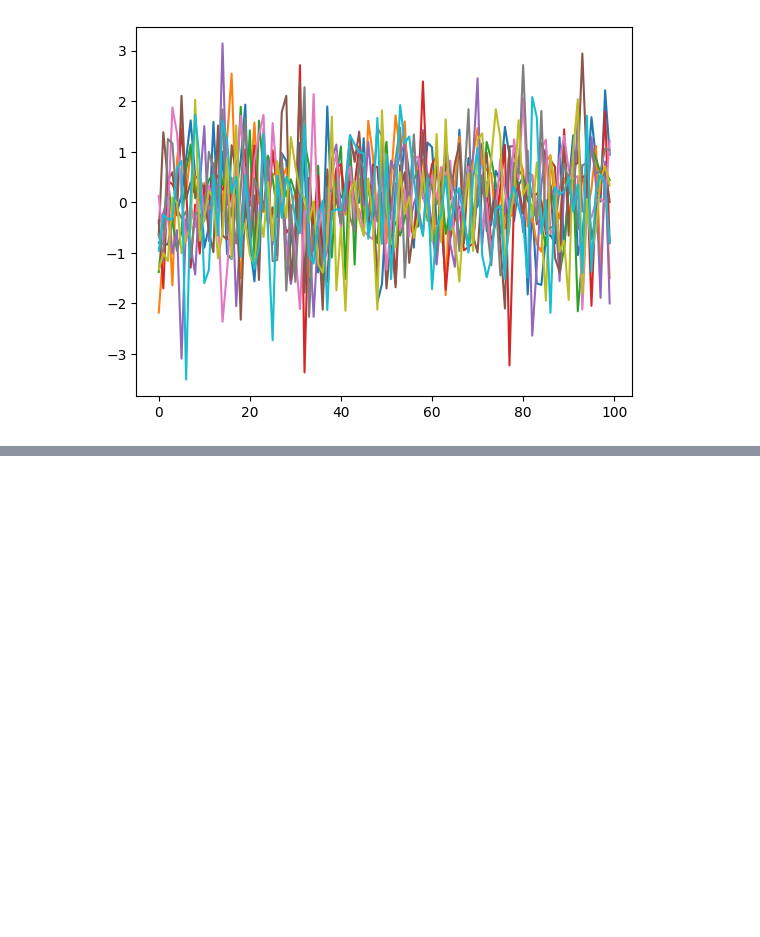
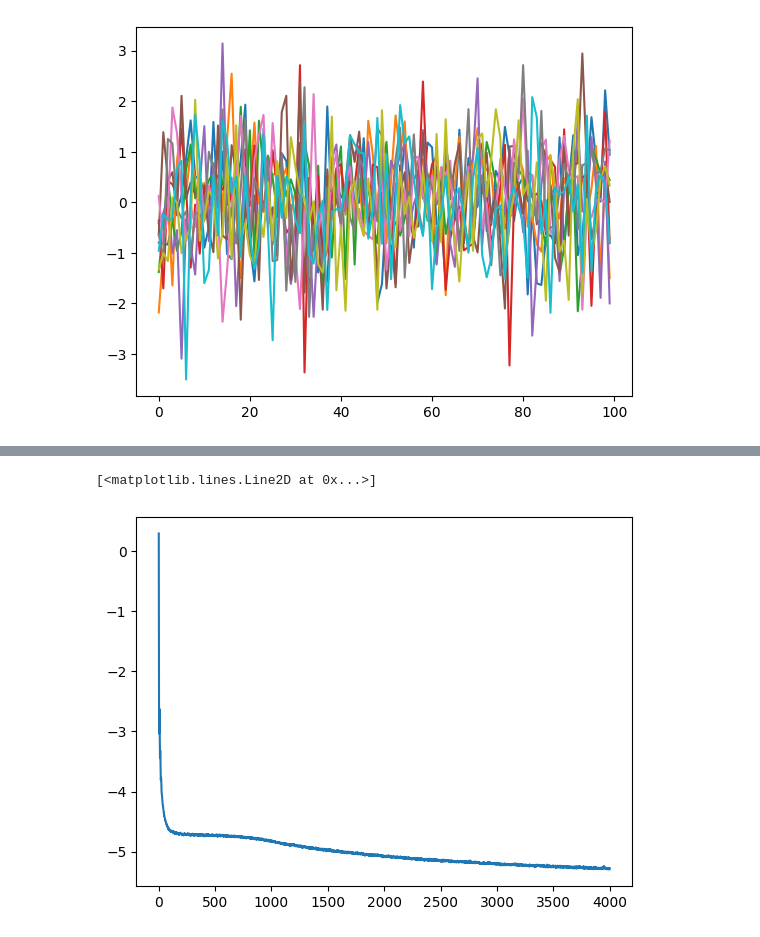
Before and after one commit to julianvanmeggelen/Thesis, a Jupyter notebook: Andreini/Andreini.ipynb, the cells around one changed output, grey strips where cells are left out. Drawn from its saved outputs; the diff is of its cells as text; code cells hidden in the pictures; blank space fills up the shorter version.

```diff
--- a/Andreini/Andreini.ipynb
+++ b/Andreini/Andreini.ipynb
@@ -30,12 +32,14 @@ class ArProcess():
         self.n = n
         self.T = T
         self.d = d #number of lags
-        self.models = None
         self.parameters = None
+        x = np.zeros((T,n)) #start with empty data
+        self.models = [ARIMA(order=(self.d,0,0), trend='n', endog=x[:,i]) for i in range(x.shape[1])]
+
 
     def fit(self, x):
         self.models = [ARIMA(order=(self.d,0,0), trend='n', endog=x[:,i]) for i in range(x.shape[1])]
-        self.fitted = [mod.fit() for mod in self.models]
+        self.fitted = [mod.fit(method='yule_walker') for mod in self.models]
         return self
 
     def conditionalExpectation(self):
@@ -44,5 +48,9 @@ class ArProcess():
         """
         return np.stack([mod.predict() for mod in self.fitted]).T
 
+    def initialize(self):
+        for mod in self.models:
+            mod.initialize_stationary()
+
     def simulate(self):
         return np.stack([mod.simulate(nsimulations=self.T) for mod in self.fitted]).T
@@ -88,0 +132,8 @@ plt.plot(sim);
+# %%
+y = load_y()
+input_dim = y.shape[1]
+factor_dim = 10
+enc = Encoder(hidden_dim = [input_dim, 80, 50, factor_dim], activation=nn.Tanh())
+dec = Decoder(hidden_dim = [factor_dim, 100, input_dim], activation=nn.Tanh())
+model = AutoEncoder(enc, dec)
+phi, model, train_hist = d2FMMCMC_iid(y=y, model=model, n_epoch=1, optimizer = optim.Adam(params=model.parameters(),lr=0.01), criterion= nn.MSELoss())
@@ -88,0 +158,5 @@ plt.plot(sim);
+# %%
+plt.plot(np.log(np.array(train_hist['loss'])))
+# %% [output]
+[<matplotlib.lines.Line2D at 0x...>]
+[figure, added]
```
Also changed, not shown: parts of 15 cells of this notebook, 1 other file.
